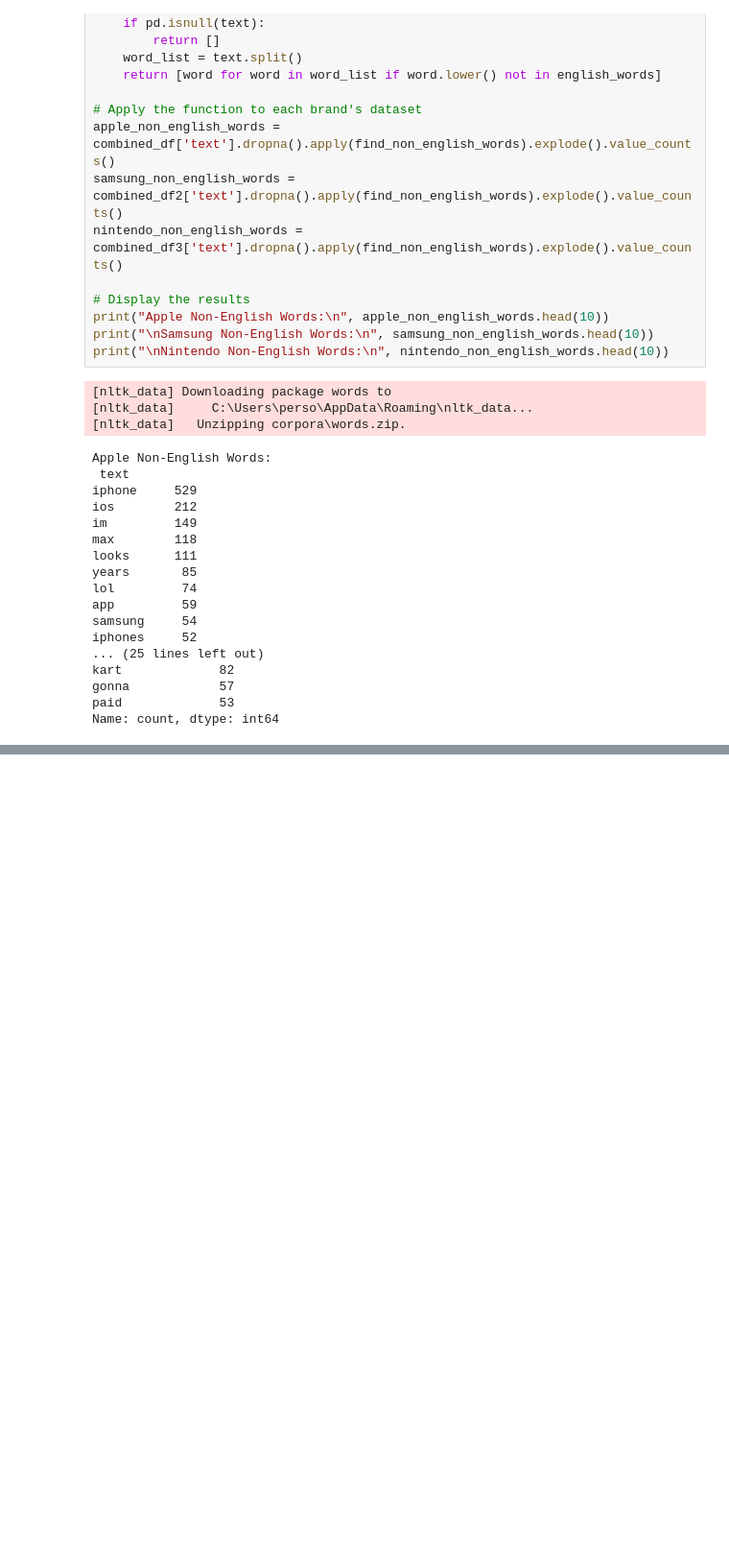
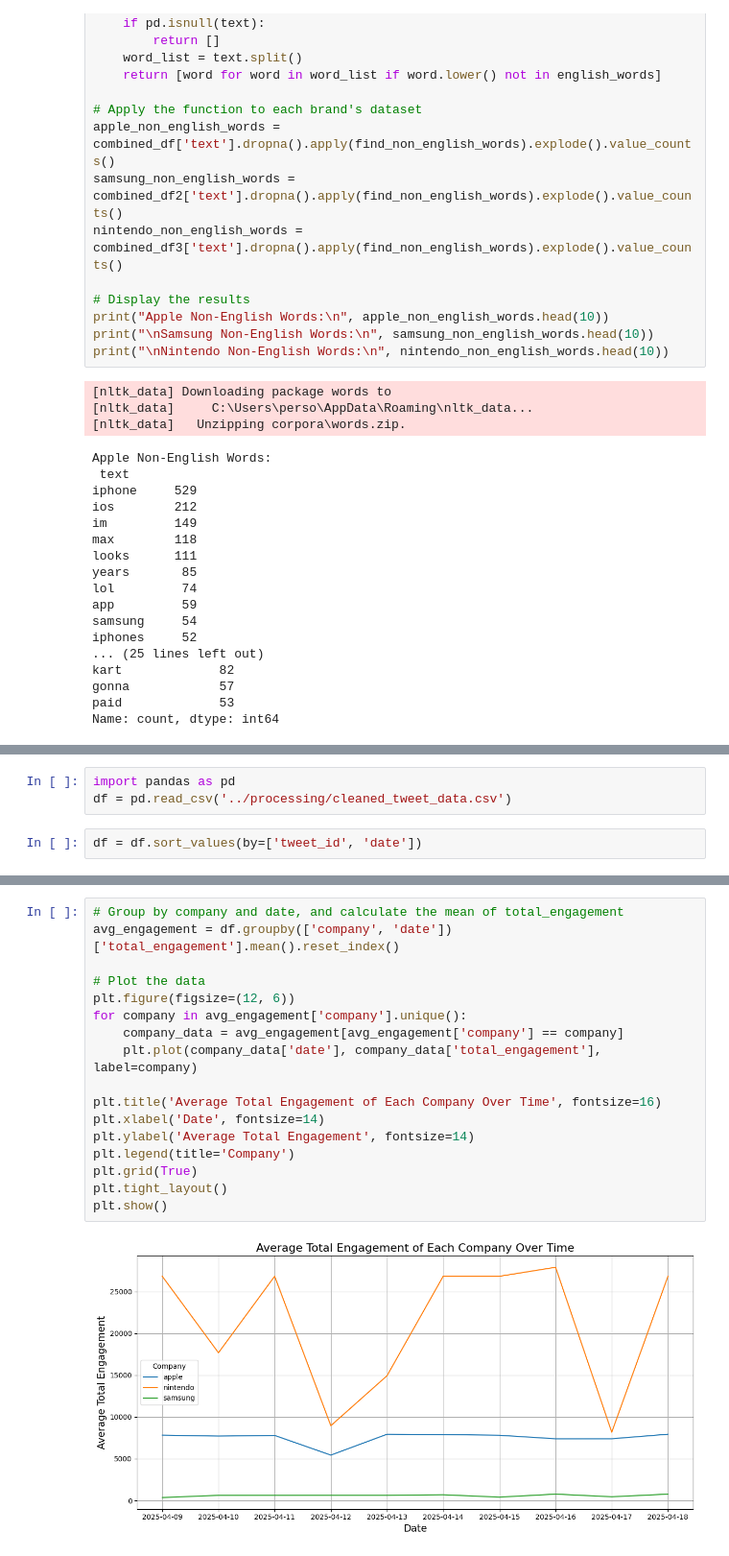
Before and after one commit to Ismailea4/Twitter_Trend_Tracking_MLOps, a Jupyter notebook: notebooks/eda.ipynb, the cells around one changed output, grey strips where cells are left out. Shown at 96% size. Saved outputs shown, nothing was run; the diff lists cells and outputs as text; blank space fills up the shorter version.

```diff
--- a/notebooks/eda.ipynb
+++ b/notebooks/eda.ipynb
@@ -530,0 +533,5 @@ Name: count, dtype: int64
+# %%
+import pandas as pd
+df = pd.read_csv('../processing/cleaned_tweet_data.csv')
+# %%
+df = df.sort_values(by=['tweet_id', 'date'])
@@ -530,0 +554,19 @@ Name: count, dtype: int64
+# %%
+# Group by company and date, and calculate the mean of total_engagement
+avg_engagement = df.groupby(['company', 'date'])['total_engagement'].mean().reset_index()
+
+# Plot the data
+plt.figure(figsize=(12, 6))
+for company in avg_engagement['company'].unique():
+    company_data = avg_engagement[avg_engagement['company'] == company]
+    plt.plot(company_data['date'], company_data['total_engagement'], label=company)
+
+plt.title('Average Total Engagement of Each Company Over Time', fontsize=16)
+plt.xlabel('Date', fontsize=14)
+plt.ylabel('Average Total Engagement', fontsize=14)
+plt.legend(title='Company')
+plt.grid(True)
+plt.tight_layout()
+plt.show()
+# %% [output]
+[figure, added]
```
Also changed, not shown: parts of 2 cells of this notebook, 42 other files.
